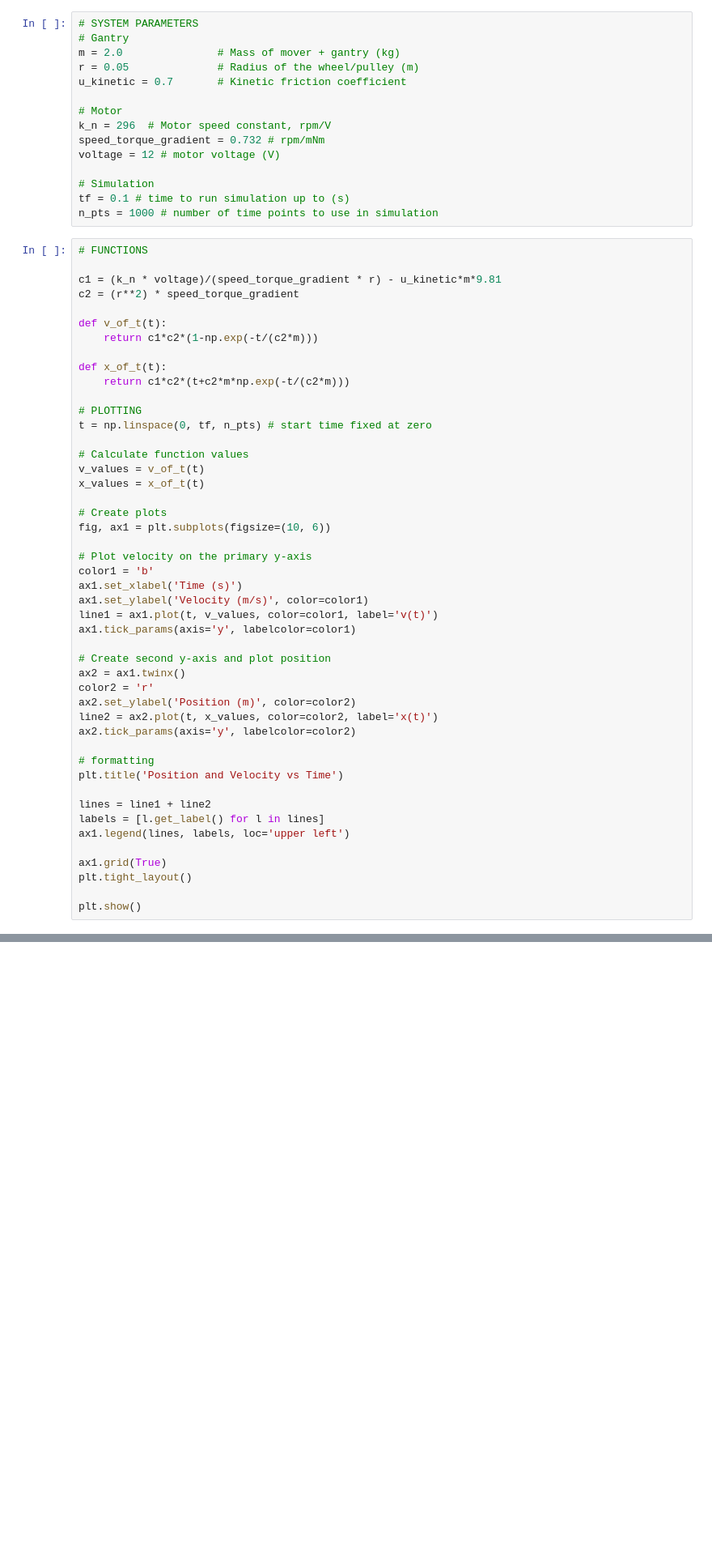
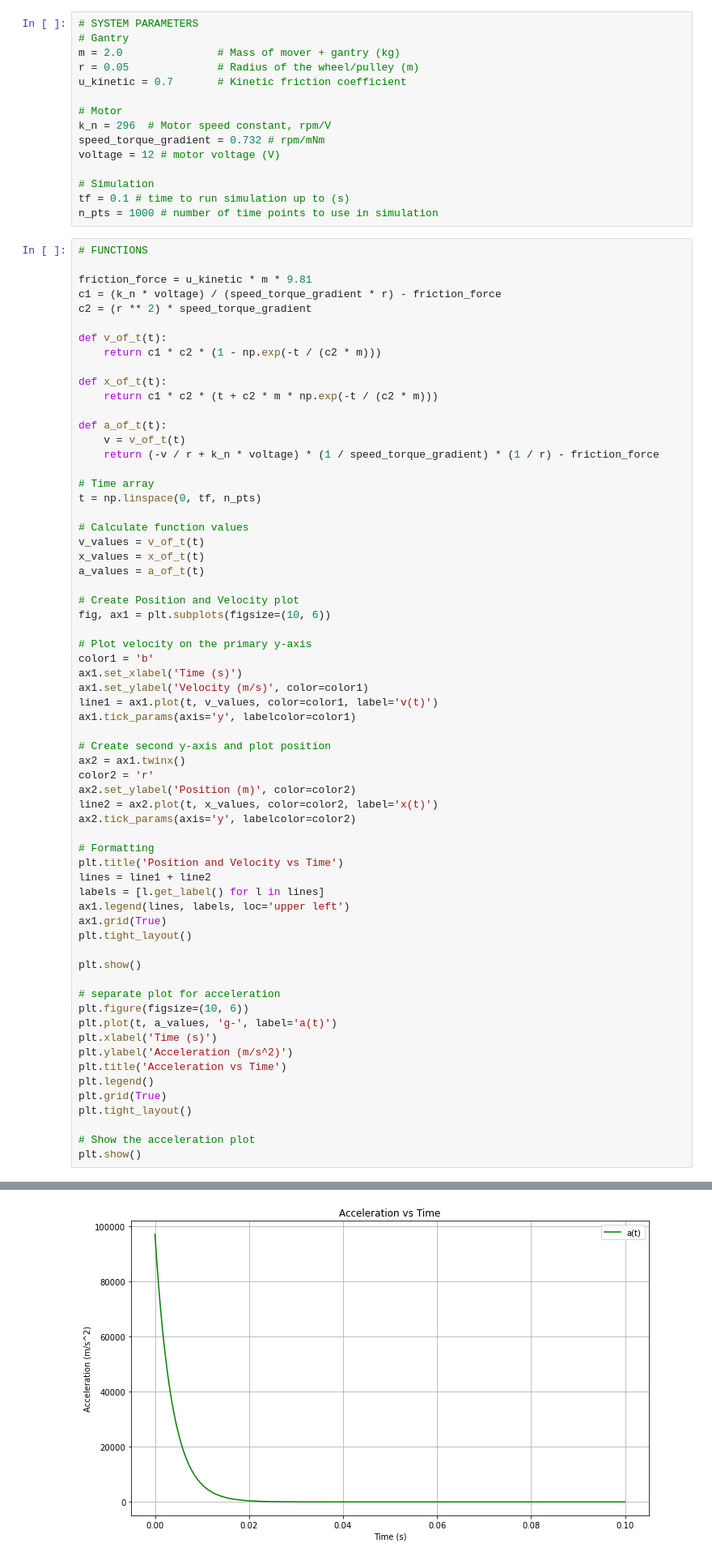
Before and after one commit to rubserhii/Magnetic_Damping_Tester_2466, a Jupyter notebook: actuator_runway_analysis.ipynb, the cells around one changed output, grey strips where cells are left out. Shown at 81% size. Cells and saved outputs as stored; diff of their text form; blank space fills up the shorter version.

Commit message:
add: acceleration graph, big values

```diff
--- a/actuator_runway_analysis.ipynb
+++ b/actuator_runway_analysis.ipynb
@@ -20,49 +20,67 @@ n_pts = 1000 # number of time points to use in simulation
 # %%
 # FUNCTIONS
 
-c1 = (k_n * voltage)/(speed_torque_gradient * r) - u_kinetic*m*9.81
-c2 = (r**2) * speed_torque_gradient
+friction_force = u_kinetic * m * 9.81
+c1 = (k_n * voltage) / (speed_torque_gradient * r) - friction_force
+c2 = (r ** 2) * speed_torque_gradient
 
 def v_of_t(t):
-    return c1*c2*(1-np.exp(-t/(c2*m)))
+    return c1 * c2 * (1 - np.exp(-t / (c2 * m)))
 
 def x_of_t(t):
-    return c1*c2*(t+c2*m*np.exp(-t/(c2*m)))
+    return c1 * c2 * (t + c2 * m * np.exp(-t / (c2 * m)))
 
-# PLOTTING
-t = np.linspace(0, tf, n_pts) # start time fixed at zero
+def a_of_t(t):
+    v = v_of_t(t)
+    return (-v / r + k_n * voltage) * (1 / speed_torque_gradient) * (1 / r) - friction_force
+
+# Time array
+t = np.linspace(0, tf, n_pts)
 
 # Calculate function values
 v_values = v_of_t(t)
 x_values = x_of_t(t)
+a_values = a_of_t(t)
 
-# Create plots
+# Create Position and Velocity plot
 fig, ax1 = plt.subplots(figsize=(10, 6))
 
 # Plot velocity on the primary y-axis
 color1 = 'b'
 ax1.set_xlabel('Time (s)')
 ax1.set_ylabel('Velocity (m/s)', color=color1)
 line1 = ax1.plot(t, v_values, color=color1, label='v(t)')
 ax1.tick_params(axis='y', labelcolor=color1)
 
 # Create second y-axis and plot position
 ax2 = ax1.twinx()
 color2 = 'r'
 ax2.set_ylabel('Position (m)', color=color2)
 line2 = ax2.plot(t, x_values, color=color2, label='x(t)')
 ax2.tick_params(axis='y', labelcolor=color2)
 
-# formatting
+# Formatting
 plt.title('Position and Velocity vs Time')
-
 lines = line1 + line2
 labels = [l.get_label() for l in lines]
 ax1.legend(lines, labels, loc='upper left')
-
 ax1.grid(True)
 plt.tight_layout()
 
 plt.show()
+
+# separate plot for acceleration
+plt.figure(figsize=(10, 6))
+plt.plot(t, a_values, 'g-', label='a(t)')
+plt.xlabel('Time (s)')
+plt.ylabel('Acceleration (m/s^2)')
+plt.title('Acceleration vs Time')
+plt.legend()
+plt.grid(True)
+plt.tight_layout()
+
+# Show the acceleration plot
+plt.show()
 # %% [output]
 [figure]
+[figure, added]
```
